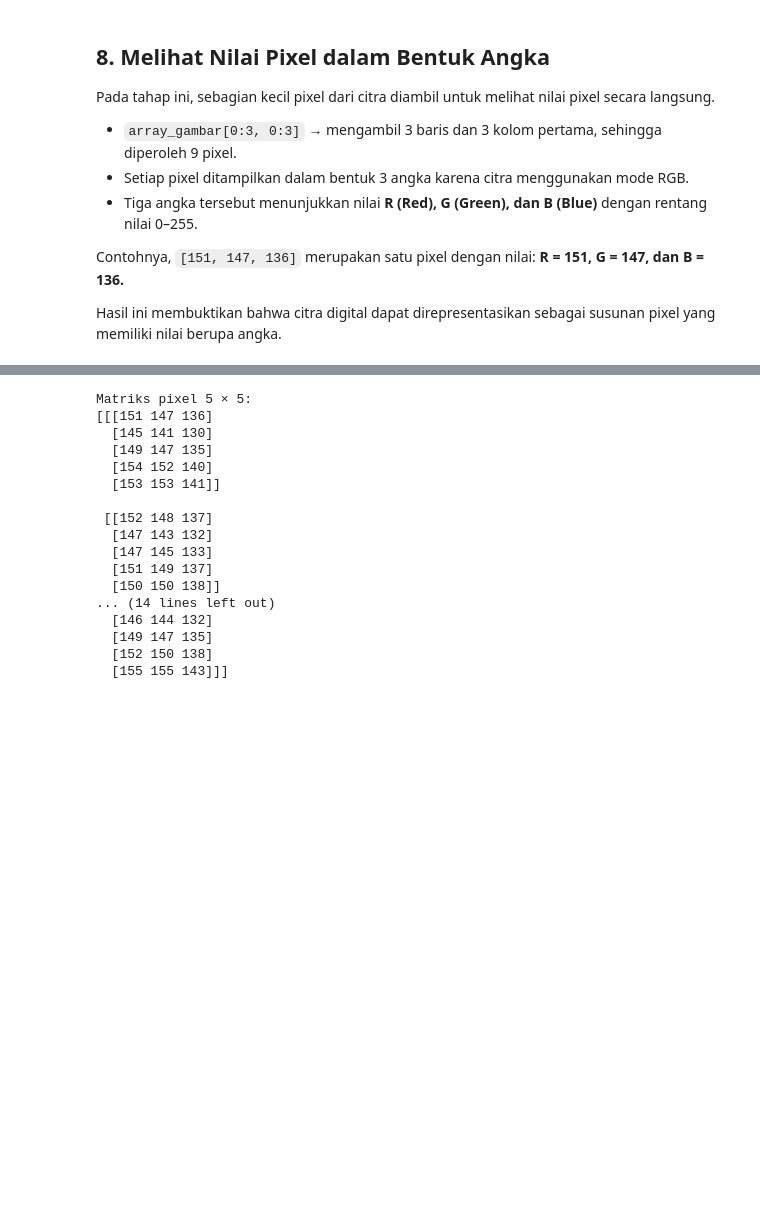
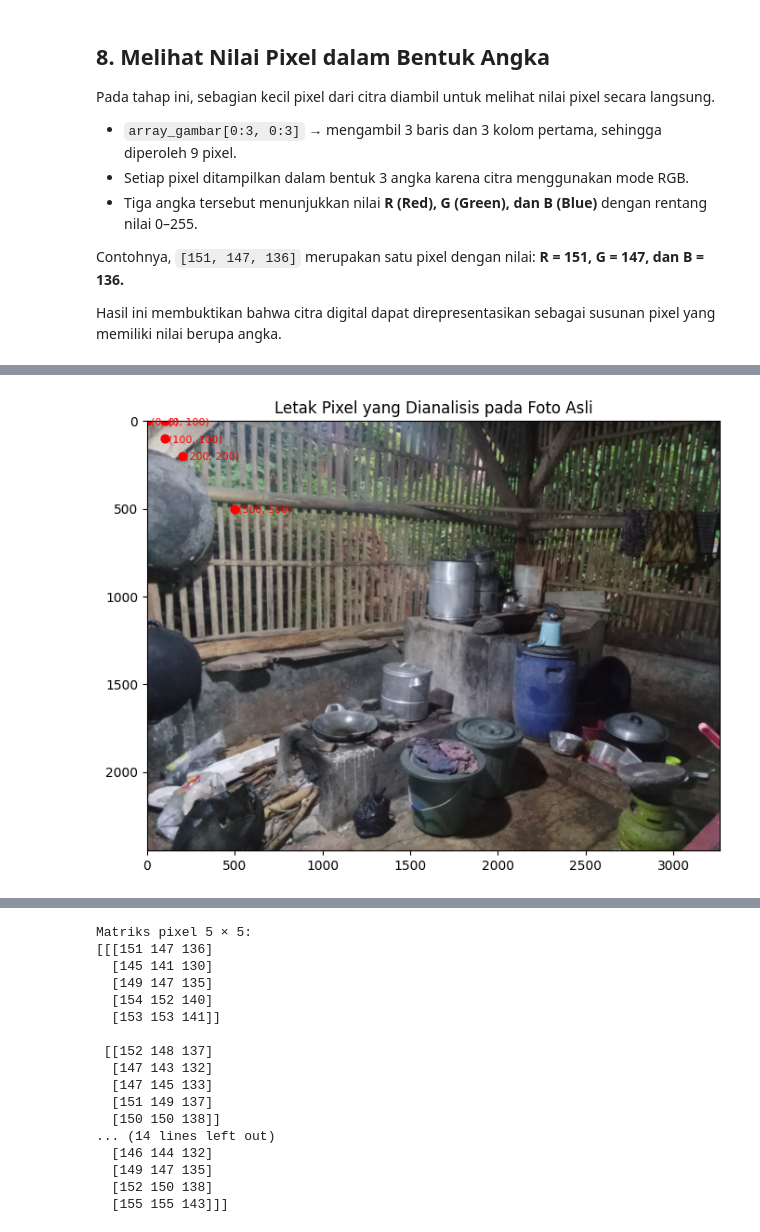
Before and after one commit to deayu1703/TUGAS1_CITRA_DIGITAL, a Jupyter notebook: analisis_citra.ipynb, the cells around one changed output, grey strips where cells are left out. Saved outputs shown, nothing was run; the diff lists cells and outputs as text; code cells hidden in the pictures; blank space fills up the shorter version.

```diff
--- a/analisis_citra.ipynb
+++ b/analisis_citra.ipynb
@@ -432,0 +477,34 @@ Dengan demikian, hasil analisis ini membuktikan bahwa **setiap pixel pada citra
+# %%
+# ==========================================
+# 10. MENANDAI LETAK PIXEL YANG DIANALISIS PADA FOTO ASLI
+# ==========================================
+
+# Menampilkan foto asli
+plt.figure(figsize=(8, 6))
+plt.imshow(gambar)
+
+# Menandai posisi setiap pixel yang dianalisis
+for baris, kolom in koordinat_pixel:
+
+    # Menampilkan titik merah pada koordinat pixel
+    plt.scatter(kolom, baris, color="red", s=40)
+
+    # Menampilkan label koordinat pixel
+    plt.text(
+        kolom + 20,
+        baris + 20,
+        f"({baris}, {kolom})",
+        color="red",
+        fontsize=8
+    )
+
+# Memberikan judul pada gambar
+plt.title("Letak Pixel yang Dianalisis pada Foto Asli")
+
+# Menampilkan sumbu koordinat
+plt.axis("on")
+
+# Menampilkan hasil visualisasi
+plt.show()
+# %% [output]
+[figure, added]
```
Also changed, not shown: parts of 11 cells of this notebook, 2 other files.
